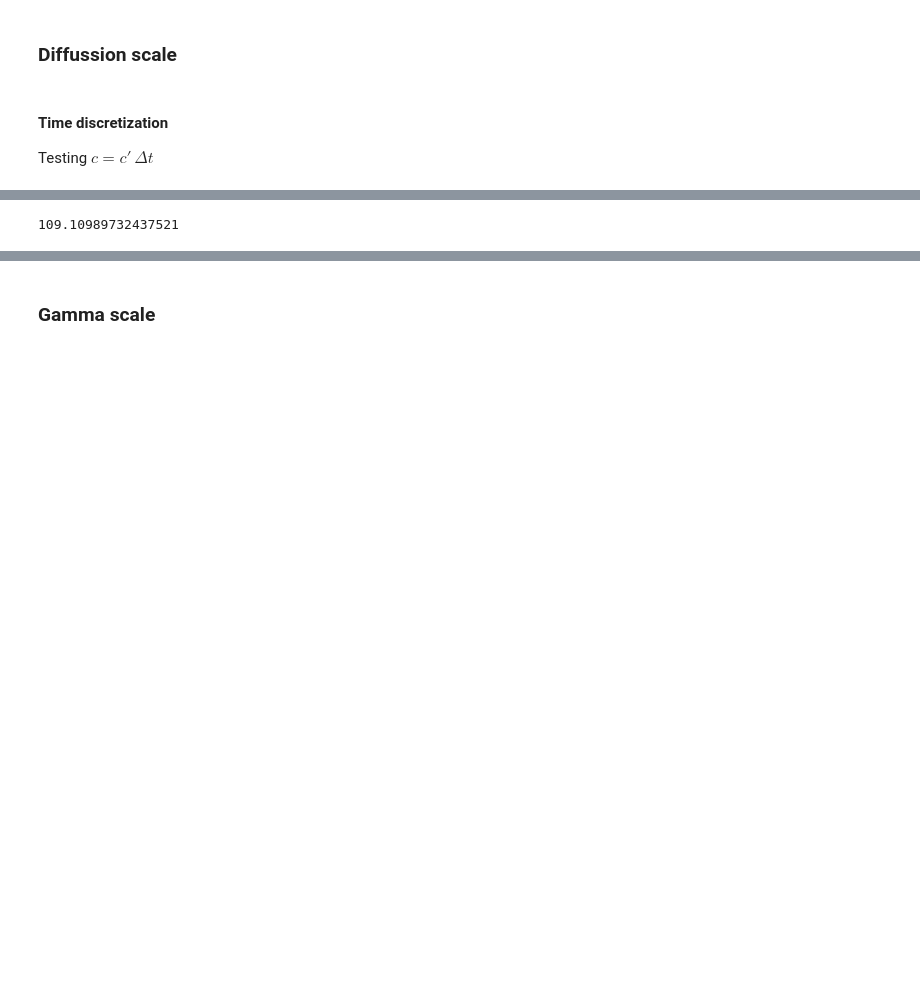
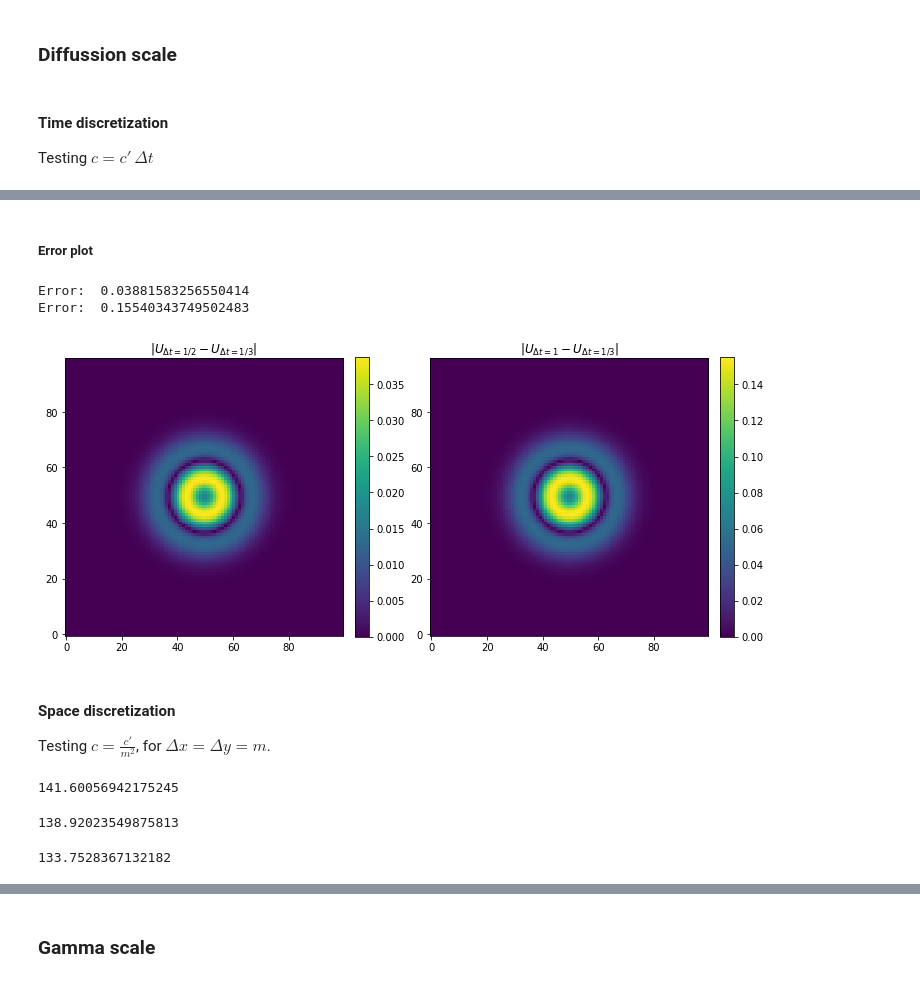
Before and after one commit to dsanmartin/INF383-PJ, a Jupyter notebook: model.ipynb, the cells around one changed output, grey strips where cells are left out. Drawn from its saved outputs; the diff is of its cells as text; code cells hidden in the pictures; blank space fills up the shorter version.

```diff
--- a/model.ipynb
+++ b/model.ipynb
@@ -405,0 +414,22 @@ print(np.max(Tc2[-1]))
+# %% [markdown]
+##### Error plot
+# %%
+plt.figure(figsize=(12, 14))
+plt.subplot(1, 2, 1)
+plt.imshow(np.abs(Tct2[-1] - Tct3[-1]), origin="lower")
+plt.title(r"$|U_{\Delta t = 1/2}-U_{\Delta t = 1/3}|$")
+plt.colorbar(fraction=0.046, pad=0.04)
+plt.subplot(1, 2, 2)
+plt.imshow(np.abs(Tct1[-1] - Tct3[-1]), origin="lower")
+plt.title(r"$|U_{\Delta t = 1}-U_{\Delta t = 1/3}|$")
+plt.colorbar(fraction=0.046, pad=0.04)
+print("Error: ", np.linalg.norm(Tct2[-1].flatten() - Tct3[-1].flatten(), np.inf))
+print("Error: ", np.linalg.norm(Tct1[-1].flatten() - Tct3[-1].flatten(), np.inf))
+# %% [output]
+Error:  0.03881583256550414
+Error:  0.15540343749502483
+[figure, added]
+# %% [markdown]
+#### Space discretization
+
+Testing $c=\frac{c'}{m^2}$, for $\Delta x = \Delta y = m$.
@@ -406,15 +438,37 @@ print(np.max(Tc2[-1]))
+# %%
+M, N = 128, 128
+T0, A0, Y0 = temperatureFocus2(M, N, 10)
+A0 = np.zeros_like(A0)
+Y1 = np.ones_like(Y0)
+m = 100/M
+c1 = 1/5*m**-2
+cs1 = temp.discrete(c1, 0, times, T0, A0, Y1, [(-0.5,-0.5)], 0, 0, 0, 0, 0, 0, 0)
+Tcs1, Acs1, Fcs1 = cs1.propagate()
+print(np.max(Tcs1[-1]))
+# %% [output]
+141.60056942175245
+# %%
+M, N = 64, 64
+T0, A0, Y0 = temperatureFocus2(M, N, 10)
+A0 = np.zeros_like(A0)
+Y1 = np.ones_like(Y0)
+m = 100/M
+c2 = 1/5*m**-2
+cs2 = temp.discrete(c2, 0, times, T0, A0, Y1, [(-0.5,-0.5)], 0, 0, 0, 0, 0, 0, 0)
+Tcs2, Acs2, Fcs2 = cs2.propagate()
+print(np.max(Tcs2[-1]))
+# %% [output]
+138.92023549875813
 # %%
-M, N = 100, 100
-T0, A0, Y0 = temperatureFocus2(M, N)
+M, N = 32, 32
+T0, A0, Y0 = temperatureFocus2(M, N, 10)
 A0 = np.zeros_like(A0)
 Y1 = np.ones_like(Y0)
-times = 300
-dt = 1/3
-
-c = 1/5*dt
-
-c3 = temp.discrete(c, gamma, times, T0, A0, Y1, wind2[0:], b, maxTemp, Ea, Z, H, h, T_ref)
-Tc3, Ac3, Fc3 = c3.propagate()
-print(np.max(Tc3[-1]))
+times = 75
+m = 100/M
+c3 = 1/5*m**-2
+cs3 = temp.discrete(c3, 0, times, T0, A0, Y1, [(-0.5,-0.5)], 0, 0, 0, 0, 0, 0, 0)
+Tcs3, Acs3, Fcs3 = cs3.propagate()
+print(np.max(Tcs3[-1]))
 # %% [output]
-109.10989732437521
+133.7528367132182
```
Also changed, not shown: parts of 73 cells of this notebook, 2 other files.
